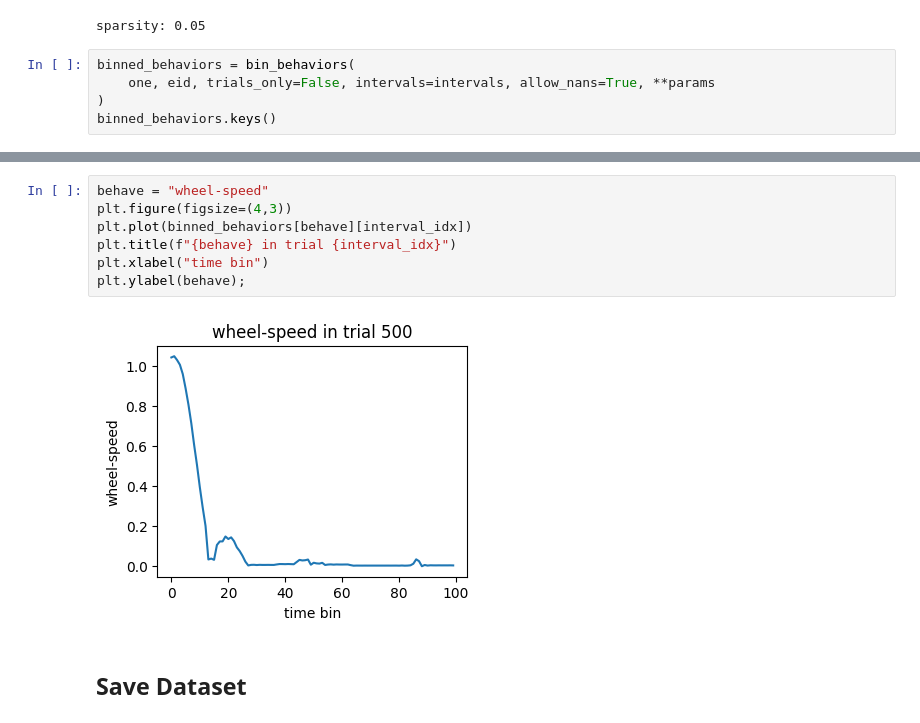
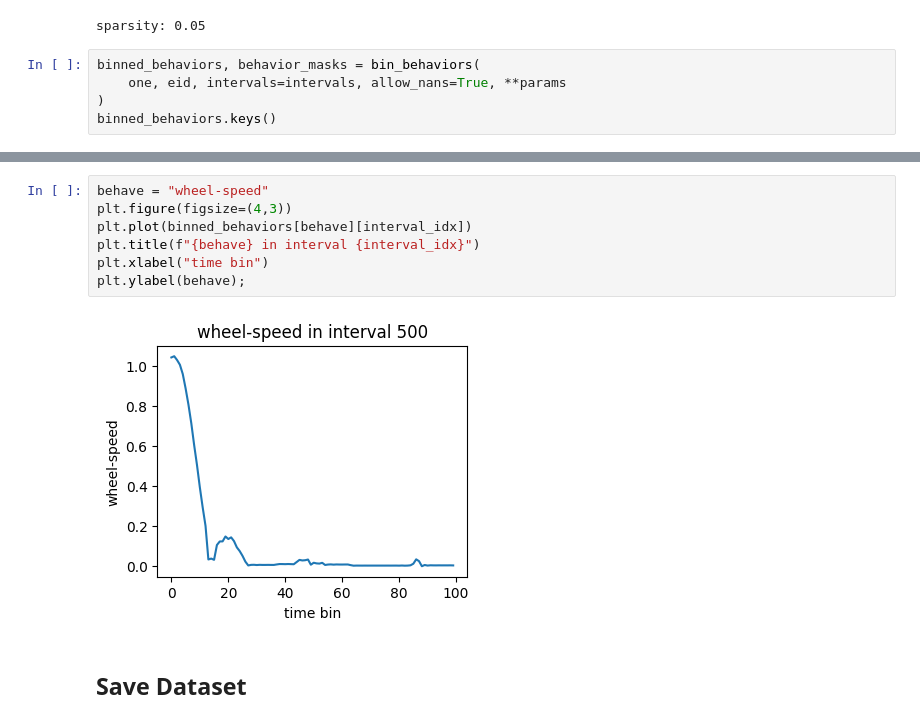
Before and after one commit to colehurwitz/IBL_foundation_model, a Jupyter notebook: notebooks/data_loading_examples.ipynb, the cells around one changed output, grey strips where cells are left out. Cells and saved outputs as stored; diff of their text form.

```diff
--- a/notebooks/data_loading_examples.ipynb
+++ b/notebooks/data_loading_examples.ipynb
@@ -111,8 +111,8 @@ print(f"sparsity: {nonzero_elems / total_elems:.2f}")
 # %% [output]
 sparsity: 0.05
 # %%
-binned_behaviors = bin_behaviors(
-    one, eid, trials_only=False, intervals=intervals, allow_nans=True, **params
+binned_behaviors, behavior_masks = bin_behaviors(
+    one, eid, intervals=intervals, allow_nans=True, **params
 )
 binned_behaviors.keys()
 # %% [output]
@@ -120,12 +134,12 @@ dict_keys(['wheel-position', 'wheel-velocity', 'wheel-speed', 'left-whisker-moti
 # %%
 behave = "wheel-speed"
 plt.figure(figsize=(4,3))
 plt.plot(binned_behaviors[behave][interval_idx])
-plt.title(f"{behave} in trial {interval_idx}")
+plt.title(f"{behave} in interval {interval_idx}")
 plt.xlabel("time bin")
 plt.ylabel(behave);
 # %% [output]
-[figure, old version]
+[figure, new version]
 # %% [markdown]
 ## Save Dataset
 # %%
```
Also changed, not shown: parts of 6 cells of this notebook, 2 other files.
